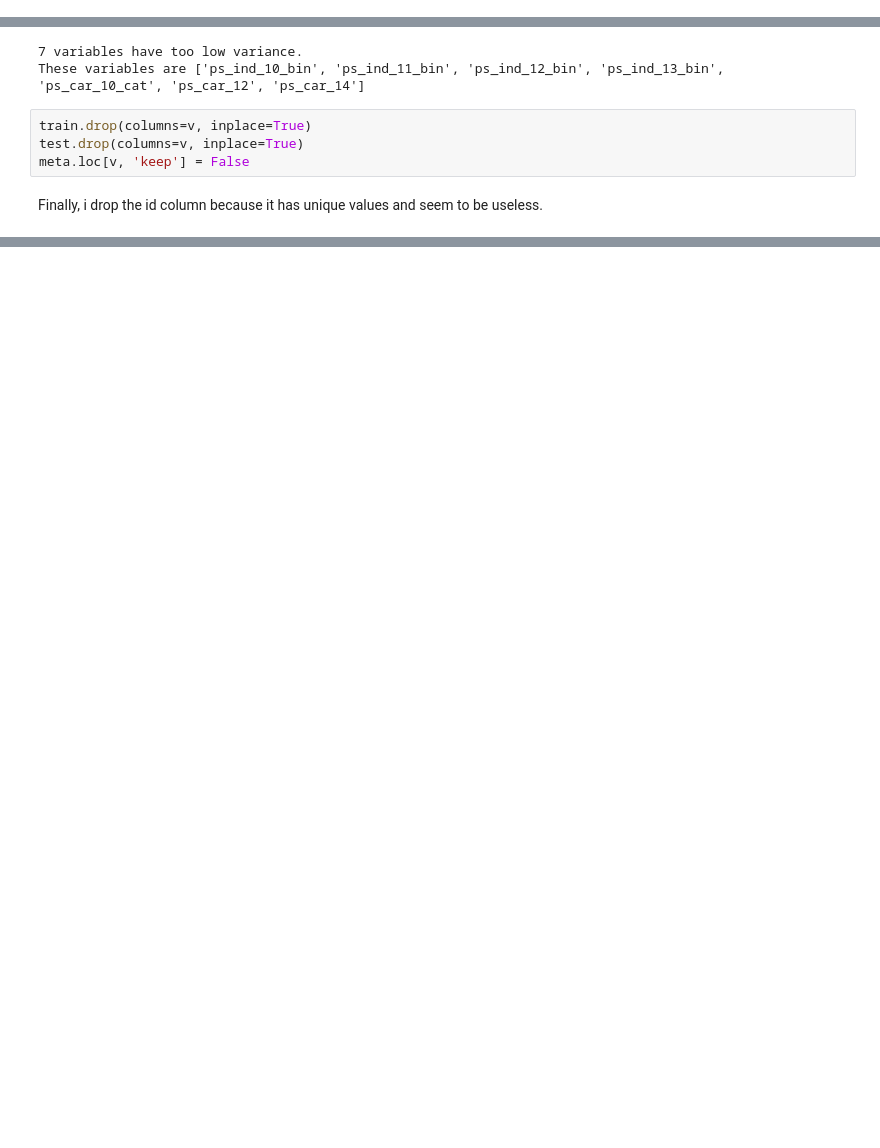
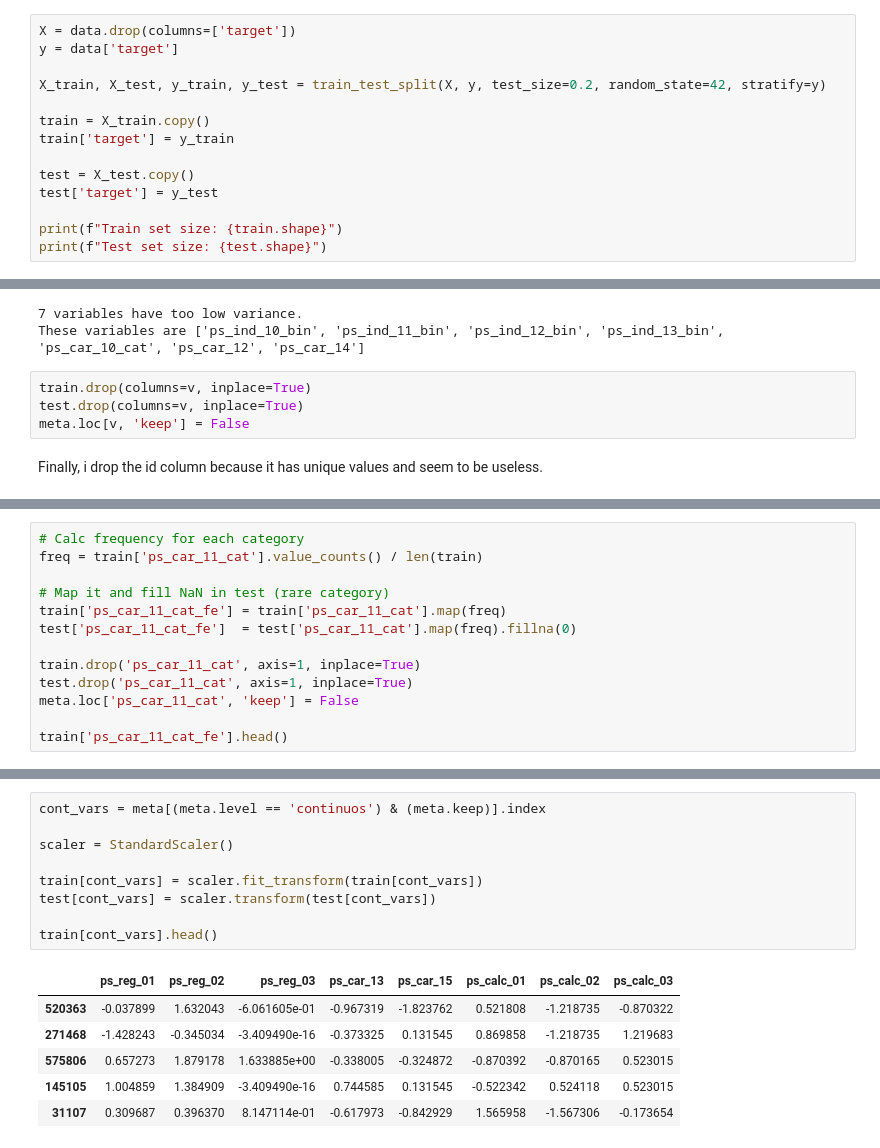
Before and after one commit to uyaware/Data-Mining-Project-Porto-Seguro-s-Safe-Driver-Prediction, a Jupyter notebook: data-preparation-exploration.ipynb, the cells around one changed output, grey strips where cells are left out. Cells and saved outputs as stored; diff of their text form; blank space fills up the shorter version.

```diff
--- a/data-preparation-exploration.ipynb
+++ b/data-preparation-exploration.ipynb
@@ -416,0 +359,14 @@ train.shape
+# %%
+X = data.drop(columns=['target'])
+y = data['target']
+
+X_train, X_test, y_train, y_test = train_test_split(X, y, test_size=0.2, random_state=42, stratify=y)
+
+train = X_train.copy()
+train['target'] = y_train
+
+test = X_test.copy()
+test['target'] = y_test
+
+print(f"Train set size: {train.shape}")
+print(f"Test set size: {test.shape}")
@@ -616,0 +515,13 @@ Shape 'selected_test': (892816, 46)
+# %%
+# Calc frequency for each category
+freq = train['ps_car_11_cat'].value_counts() / len(train)
+
+# Map it and fill NaN in test (rare category)
+train['ps_car_11_cat_fe'] = train['ps_car_11_cat'].map(freq)
+test['ps_car_11_cat_fe']  = test['ps_car_11_cat'].map(freq).fillna(0)
+
+train.drop('ps_car_11_cat', axis=1, inplace=True)
+test.drop('ps_car_11_cat', axis=1, inplace=True)
+meta.loc['ps_car_11_cat', 'keep'] = False
+
+train['ps_car_11_cat_fe'].head()
@@ -616,0 +554,16 @@ Shape 'selected_test': (892816, 46)
+# %%
+cont_vars = meta[(meta.level == 'continuos') & (meta.keep)].index
+
+scaler = StandardScaler()
+
+train[cont_vars] = scaler.fit_transform(train[cont_vars])
+test[cont_vars] = scaler.transform(test[cont_vars])
+
+train[cont_vars].head()
+# %% [output]
+|  | ps_reg_01 | ps_reg_02 | ps_reg_03 | ps_car_13 | ps_car_15 | ps_calc_01 | ps_calc_02 | ps_calc_03 |
+| 520363 | -0.037899 | 1.632043 | -6.061605e-01 | -0.967319 | -1.823762 | 0.521808 | -1.218735 | -0.870322 |
+| 271468 | -1.428243 | -0.345034 | -3.409490e-16 | -0.373325 | 0.131545 | 0.869858 | -1.218735 | 1.219683 |
+| 575806 | 0.657273 | 1.879178 | 1.633885e+00 | -0.338005 | -0.324872 | -0.870392 | -0.870165 | 0.523015 |
+| 145105 | 1.004859 | 1.384909 | -3.409490e-16 | 0.744585 | 0.131545 | -0.522342 | 0.524118 | 0.523015 |
+| 31107 | 0.309687 | 0.396370 | 8.147114e-01 | -0.617973 | -0.842929 | 1.565958 | -1.567306 | -0.173654 |
```
Also changed, not shown: parts of 75 cells of this notebook.
